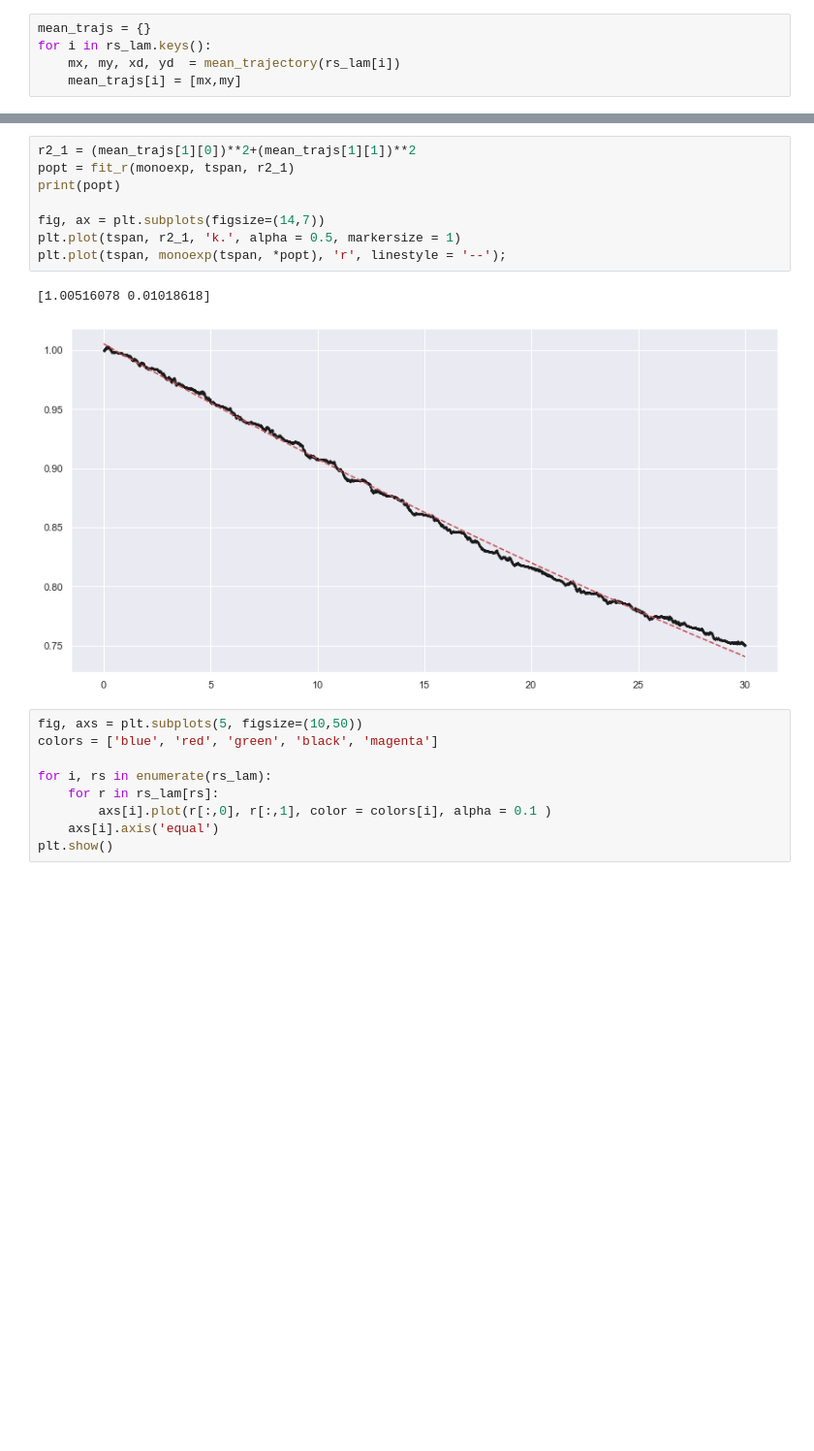
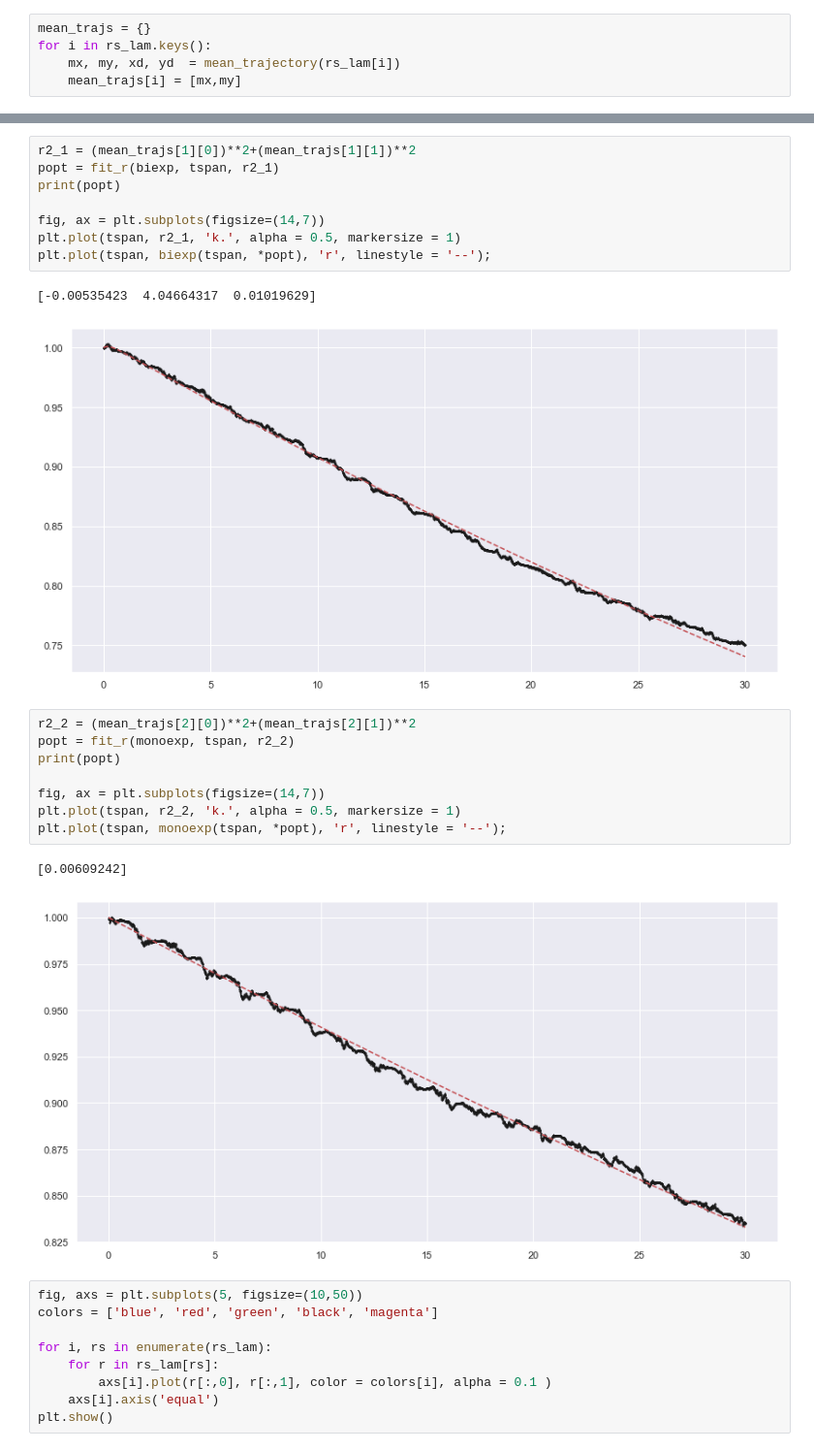
Before and after one commit to dbikiel/lambdaomega, a Jupyter notebook: Analysis of small perturbations to stationary trajectories in Lambda-Omega systems.ipynb, the cells around one changed output, grey strips where cells are left out. Shown at 97% size. Cells and saved outputs as stored; diff of their text form; blank space fills up the shorter version.

```diff
--- a/Analysis of small perturbations to stationary trajectories in Lambda-Omega systems.ipynb
+++ b/Analysis of small perturbations to stationary trajectories in Lambda-Omega systems.ipynb
@@ -272,14 +278,25 @@ plt.plot(tspan, monoexp(tspan, *popt), 'r', linestyle = '--');
 # %%
 r2_1 = (mean_trajs[1][0])**2+(mean_trajs[1][1])**2
-popt = fit_r(monoexp, tspan, r2_1)
+popt = fit_r(biexp, tspan, r2_1)
 print(popt)
 
 fig, ax = plt.subplots(figsize=(14,7))
 plt.plot(tspan, r2_1, 'k.', alpha = 0.5, markersize = 1)
-plt.plot(tspan, monoexp(tspan, *popt), 'r', linestyle = '--');
+plt.plot(tspan, biexp(tspan, *popt), 'r', linestyle = '--');
 # %% [output]
-[1.00516078 0.01018618]
+[-0.00535423  4.04664317  0.01019629]
 [figure]
+# %%
+r2_2 = (mean_trajs[2][0])**2+(mean_trajs[2][1])**2
+popt = fit_r(monoexp, tspan, r2_2)
+print(popt)
+
+fig, ax = plt.subplots(figsize=(14,7))
+plt.plot(tspan, r2_2, 'k.', alpha = 0.5, markersize = 1)
+plt.plot(tspan, monoexp(tspan, *popt), 'r', linestyle = '--');
+# %% [output]
+[0.00609242]
+[figure, added]
 # %%
 fig, axs = plt.subplots(5, figsize=(10,50))
 colors = ['blue', 'red', 'green', 'black', 'magenta']
```
Also changed, not shown: parts of 28 cells of this notebook, 1 other file.
